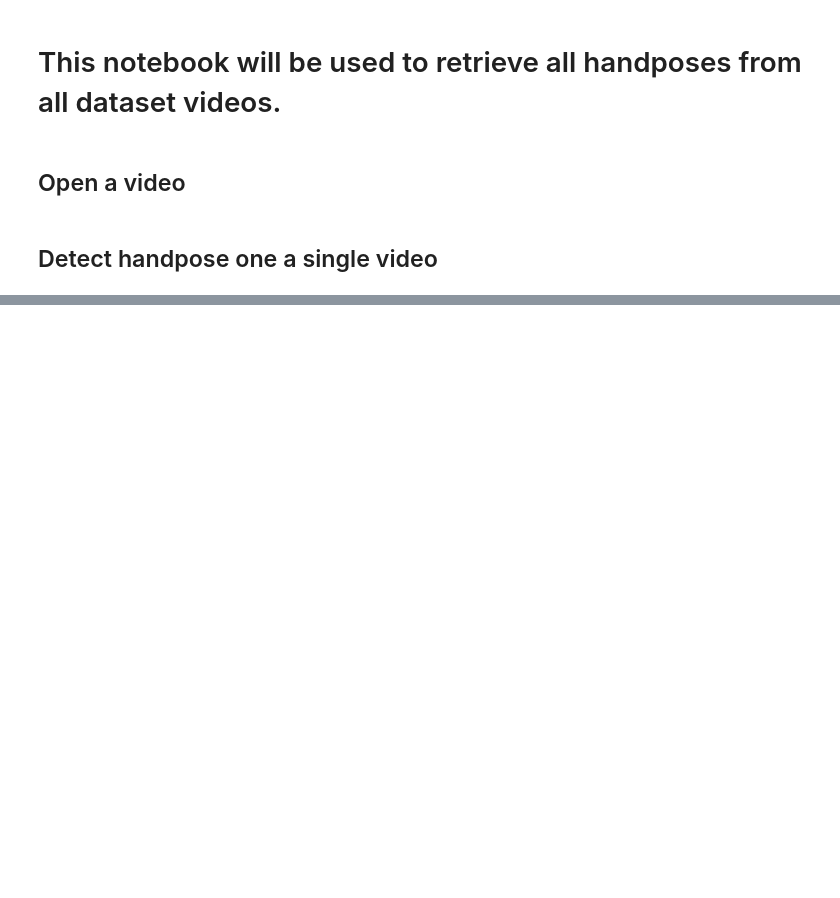
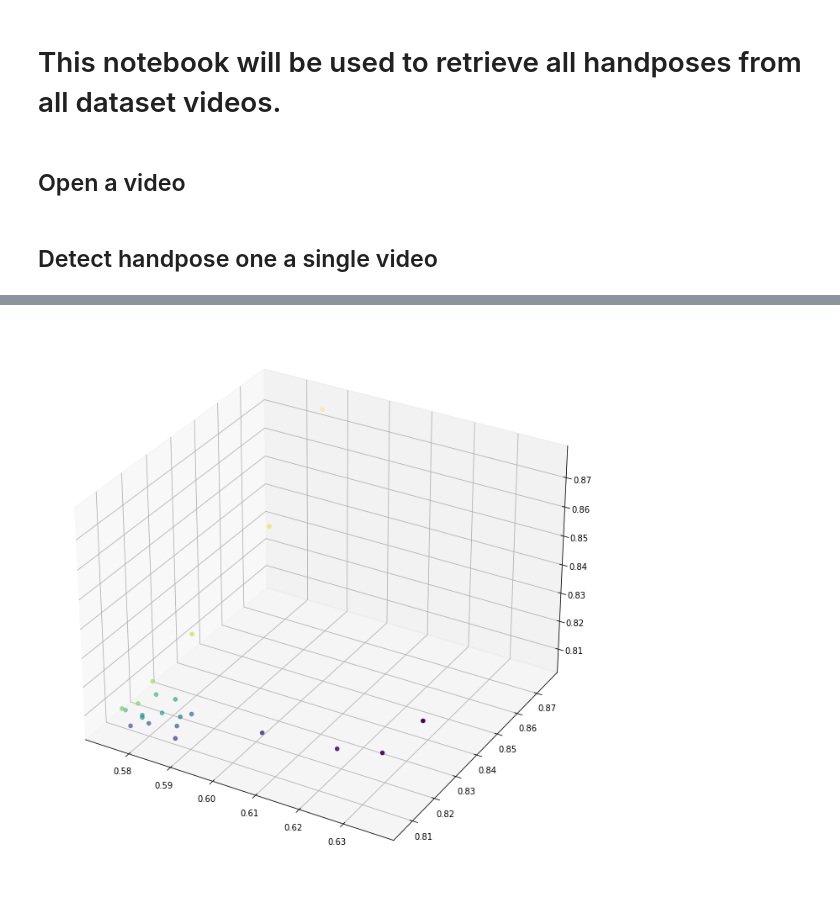
Before and after one commit to Tarysa/Sign-Language-Recognition, a Jupyter notebook: Handpose from video.ipynb, the cells around one changed output, grey strips where cells are left out. Cells and saved outputs as stored; diff of their text form; code cells hidden in the pictures; blank space fills up the shorter version.

```diff
--- a/Handpose from video.ipynb
+++ b/Handpose from video.ipynb
@@ -155,0 +344,8 @@ KeyboardInterrupt:
+# %%
+fig = plt.figure(figsize=(12, 12))
+ax = fig.add_subplot(projection='3d')
+
+ax.scatter(all_sequences[0][:, 21, 0], all_sequences[0][:,21, 1], all_sequences[0][:, 21, 1], c = list(range(len(all_sequences[0]))))
+plt.show()
+# %% [output]
+[figure, added]
```
Also changed, not shown: parts of 52 cells of this notebook, 4 other files.
